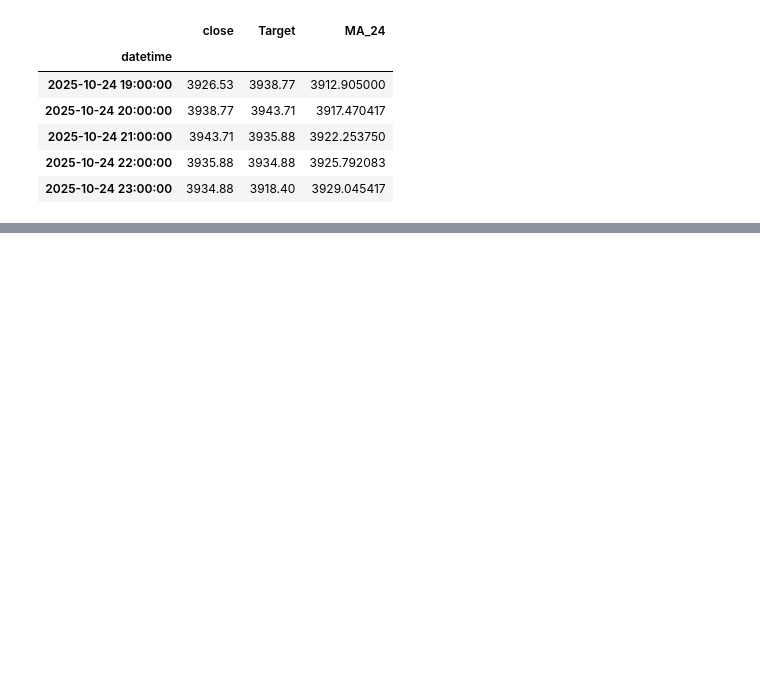
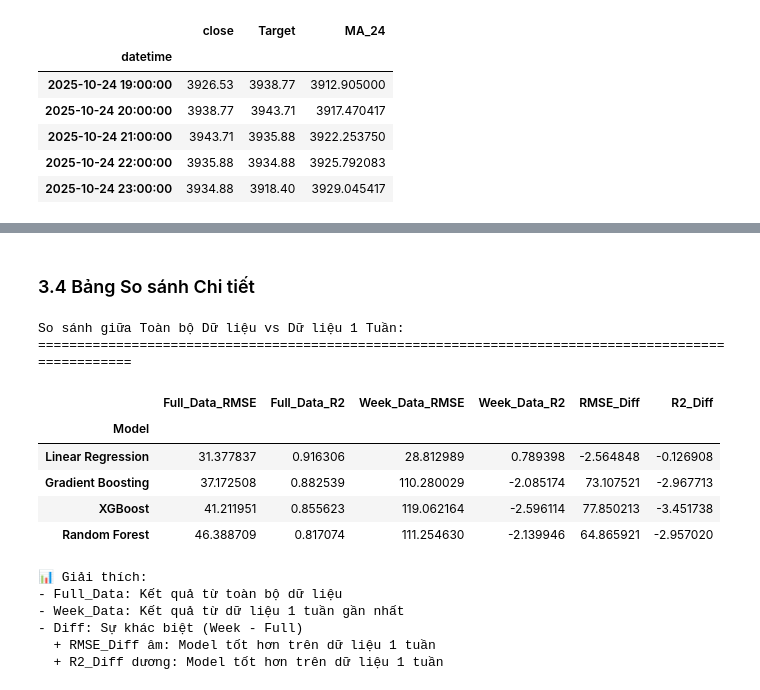
Before and after one commit to kimngoc280105/Binance, a Jupyter notebook: Notebooks/04_modeling.ipynb, the cells around one changed output, grey strips where cells are left out. Drawn from its saved outputs; the diff is of its cells as text; code cells hidden in the pictures; blank space fills up the shorter version.

```diff
--- a/Notebooks/04_modeling.ipynb
+++ b/Notebooks/04_modeling.ipynb
@@ -267 +318,46 @@ plt.show()
+# %% [markdown]
+### 3.4 Bảng So sánh Chi tiết
+# %%
+# Tạo bảng so sánh chi tiết
+comparison_data = []
+
+for model_name in results_full_df.index:
+    comparison_data.append({
+        'Model': model_name,
+        'Full_Data_RMSE': results_full_df.loc[model_name, 'RMSE'],
+        'Full_Data_R2': results_full_df.loc[model_name, 'R2'],
+        'Week_Data_RMSE': results_week_df.loc[model_name, 'RMSE'],
+        'Week_Data_R2': results_week_df.loc[model_name, 'R2'],
+        'RMSE_Diff': results_week_df.loc[model_name, 'RMSE'] - results_full_df.loc[model_name, 'RMSE'],
+        'R2_Diff': results_week_df.loc[model_name, 'R2'] - results_full_df.loc[model_name, 'R2']
+    })
+
+comparison_df = pd.DataFrame(comparison_data)
+comparison_df = comparison_df.set_index('Model')
+
+print("So sánh giữa Toàn bộ Dữ liệu vs Dữ liệu 1 Tuần:")
+print("=" * 100)
+display(comparison_df)
+
+print("\n📊 Giải thích:")
+print("- Full_Data: Kết quả từ toàn bộ dữ liệu")
+print("- Week_Data: Kết quả từ dữ liệu 1 tuần gần nhất")
+print("- Diff: Sự khác biệt (Week - Full)")
+print("  + RMSE_Diff âm: Model tốt hơn trên dữ liệu 1 tuần")
+print("  + R2_Diff dương: Model tốt hơn trên dữ liệu 1 tuần")
+# %% [output]
+So sánh giữa Toàn bộ Dữ liệu vs Dữ liệu 1 Tuần:
+====================================================================================================
+|  | Full_Data_RMSE | Full_Data_R2 | Week_Data_RMSE | Week_Data_R2 | RMSE_Diff | R2_Diff |
+| Model |  |  |  |  |  |  |
+| Linear Regression | 31.377837 | 0.916306 | 28.812989 | 0.789398 | -2.564848 | -0.126908 |
+| Gradient Boosting | 37.172508 | 0.882539 | 110.280029 | -2.085174 | 73.107521 | -2.967713 |
+| XGBoost | 41.211951 | 0.855623 | 119.062164 | -2.596114 | 77.850213 | -3.451738 |
+| Random Forest | 46.388709 | 0.817074 | 111.254630 | -2.139946 | 64.865921 | -2.957020 |
+📊 Giải thích:
+- Full_Data: Kết quả từ toàn bộ dữ liệu
+- Week_Data: Kết quả từ dữ liệu 1 tuần gần nhất
+- Diff: Sự khác biệt (Week - Full)
+  + RMSE_Diff âm: Model tốt hơn trên dữ liệu 1 tuần
+  + R2_Diff dương: Model tốt hơn trên dữ liệu 1 tuần
 # %% [markdown]
```
Also changed, not shown: parts of 20 cells of this notebook, 1 other file.
